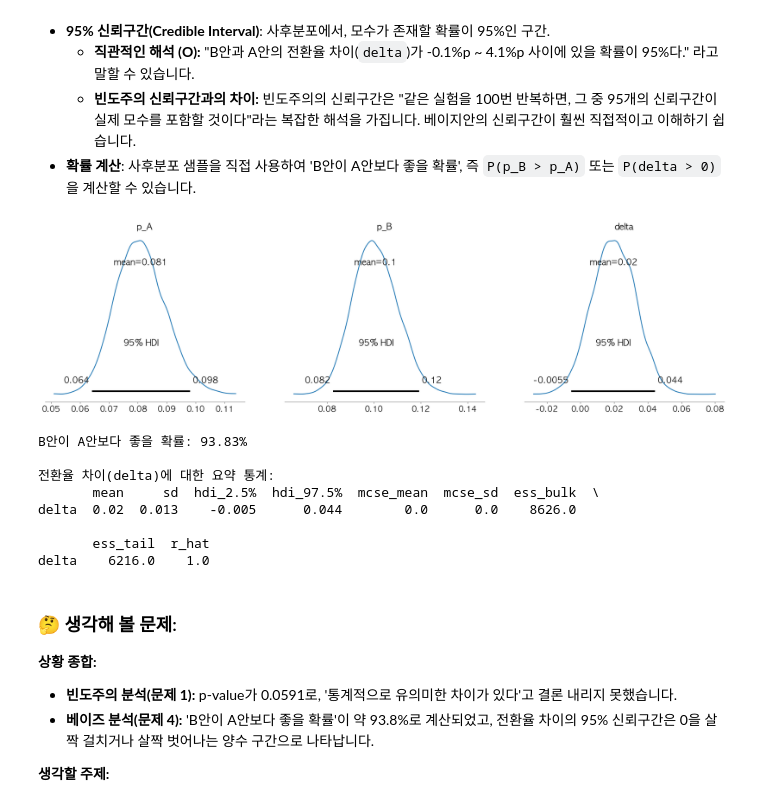
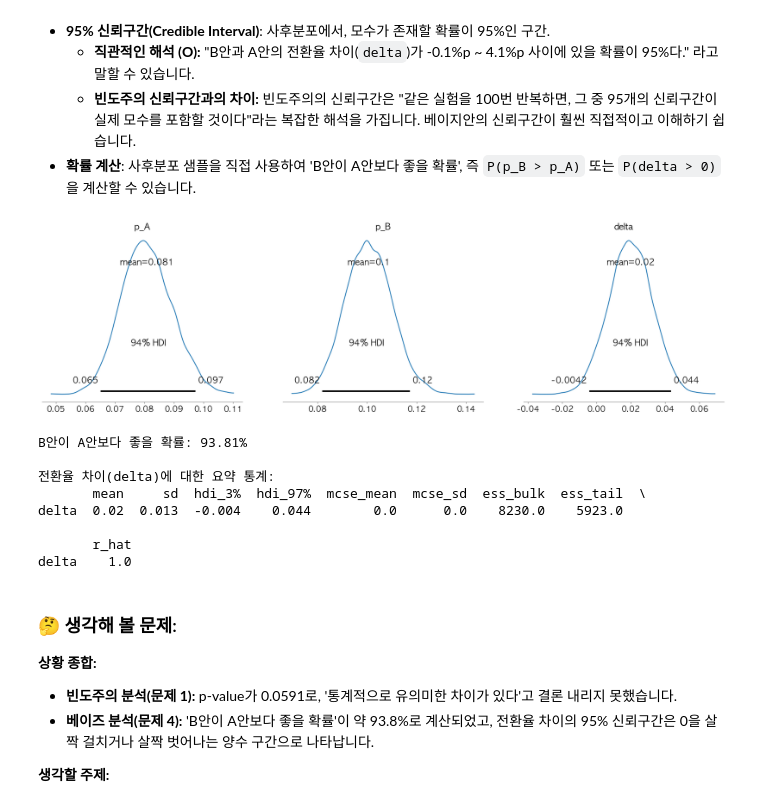
Before and after one commit to twinklefins/modu_project, a Jupyter notebook: 통계101_Day08_실습.ipynb, the cells around one changed output. Saved outputs shown, nothing was run; the diff lists cells and outputs as text; code cells hidden in the pictures.

```diff
--- a/통계101_Day08_실습.ipynb
+++ b/통계101_Day08_실습.ipynb
@@ -441,42 +441,42 @@ MCMC 시뮬레이션 완료!
 # %%
 # 1. 사후분포 시각화
 # TODO-1: MCMC 실행 결과인 trace 객체와, 보고 싶은 변수들('p_A', 'p_B', 'delta')의 이름을
 #       arviz의 plot_posterior 함수에 인자로 전달하여 사후분포를 시각화하세요.
-az.plot_posterior(trace, var_names=["p_A", "p_B", "delta"], hdi_prob=0.95)
+az.plot_posterior(trace, var_names=["p_A", "p_B", "delta"])
 plt.show()
 
 # 2. B안이 A안보다 좋을 확률 계산
 # trace 객체에서 'delta' 샘플들을 추출합니다.
 posterior_delta = trace.posterior["delta"].values.reshape(-1)
 
 # TODO-2: B안이 A안보다 좋다는 것은 delta(p_B - p_A)가 0보다 크다는 것을 의미합니다.
 #       이를 코드로 표현하여 'B가 A보다 좋을 확률'을 계산하세요.
 prob_b_better_than_a = (posterior_delta > 0).mean()
 
 print(f"B안이 A안보다 좋을 확률: {prob_b_better_than_a * 100:.2f}%\n")
 
 # 3. 전환율 차이(delta)의 95% 신뢰구간 확인
 # TODO-3: az.summary() 함수에 trace 객체와 보고 싶은 변수 'delta'를 전달하여 요약 통계를 확인하세요.
-summary = az.summary(trace, var_names=["delta"], hdi_prob=0.95)
+summary = az.summary(trace, var_names=["delta"])
 print("전환율 차이(delta)에 대한 요약 통계:")
 print(summary)
 
 # 4. 최종 결과 해석 (아래 주석에 직접 작성해보세요)
 # B안이 A안보다 좋을 확률은 몇 %로 계산되었나요? 93.83%
 
 # 전환율 차이(delta)의 95% 신뢰구간은 어떻게 되나요? 이 구간이 0을 포함하나요?: 약 [-0.55%p, +4.40%p]; 0 포함
 
 # 이 구간의 의미는 무엇인가요? delta가 위 구간에 있을 확률이 95%라는 뜻(베이즈 해석). 평균 개선폭은 약 +2.0%p로 양수 쪽이 우세하지만, 0을 포함하므로 미세한 하락 가능성도 남아 있음.
 # %% [output]
-[figure, old version]
+[figure, new version]
-B안이 A안보다 좋을 확률: 93.83%
+B안이 A안보다 좋을 확률: 93.81%
 
 전환율 차이(delta)에 대한 요약 통계:
-       mean     sd  hdi_2.5%  hdi_97.5%  mcse_mean  mcse_sd  ess_bulk  \
-delta  0.02  0.013    -0.005      0.044        0.0      0.0    8626.0
+       mean     sd  hdi_3%  hdi_97%  mcse_mean  mcse_sd  ess_bulk  ess_tail  \
+delta  0.02  0.013  -0.004    0.044        0.0      0.0    8230.0    5923.0
 
-       ess_tail  r_hat
-delta    6216.0    1.0
+       r_hat
+delta    1.0
 # %% [markdown]
 ### 🤔 생각해 볼 문제:
 
```
Also changed, not shown: 2 other files.
